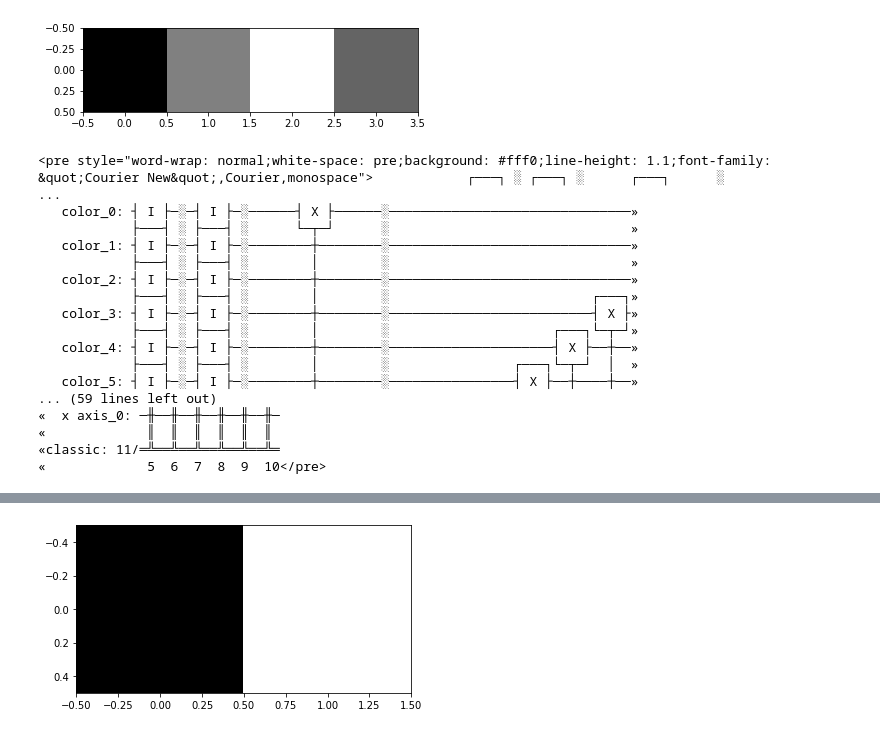
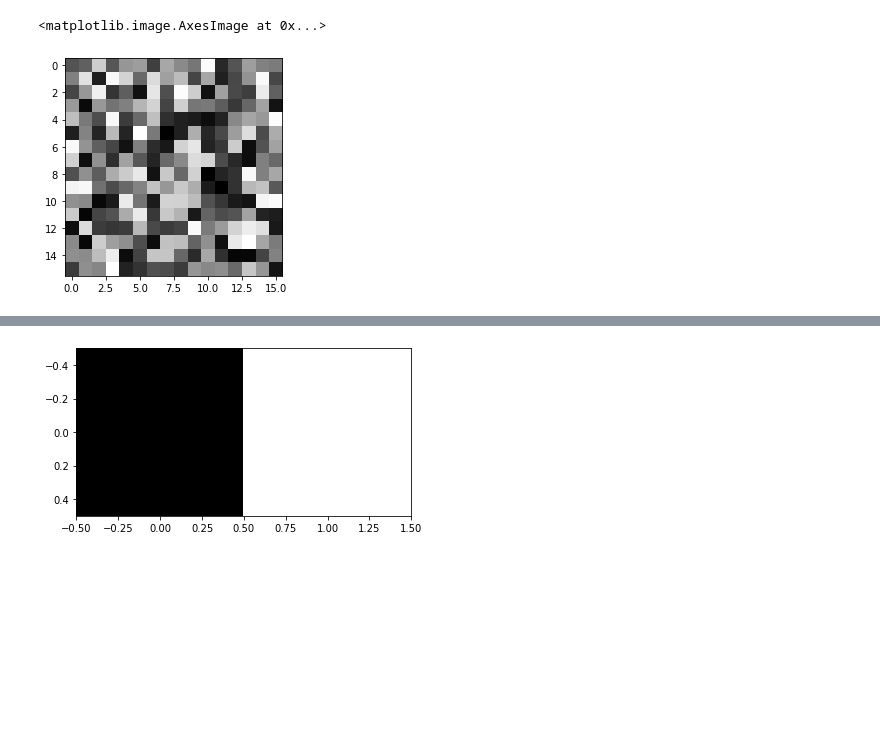
Before and after one commit to UralmashFox/QPI, a Jupyter notebook: QIP/Encoding/GQIR.ipynb, the cells around one changed output, grey strips where cells are left out. Drawn from its saved outputs; the diff is of its cells as text; code cells hidden in the pictures; blank space fills up the shorter version.

```diff
--- a/QIP/Encoding/GQIR.ipynb
+++ b/QIP/Encoding/GQIR.ipynb
@@ -9,79 +10,6 @@ from qiskit.extensions import XGate
 # %%
-image = np.array([0, 128, 255, 100]).reshape(1,4)
+image = np.random.uniform(low=0, high=255, size=(16,16)).astype(int)
 plt.imshow(image, cmap = 'gray')
-plt.show()
 # %% [output]
+<matplotlib.image.AxesImage at 0x...>
-[figure, old version]
+[figure, new version]
-# %%
-x = 1
-y = 2
-q = 8
-
-color = QuantumRegister(q, 'color')
-y_ax = QuantumRegister(y, 'y axis')
-x_ax = QuantumRegister(x, 'x axis')
-classic = ClassicalRegister(x+y+q, 'classic')
-qc = QuantumCircuit(color, y_ax, x_ax, classic)
-
-qc.i(color)
-qc.h(x_ax)
-qc.h(y_ax)
-qc.barrier()
-
-#first pixel
-qc.i(range(0,qc.num_qubits))
-qc.barrier()
-
-#second pixel
-qc.x(y_ax)
-controls = [x_ax[0], y_ax[1], y_ax[0]]
-xg = XGate(None).control(len(controls))
-controls.append(0)
-qc.append(xg, controls)
-qc.x(y_ax)
-qc.barrier()
-
-#third pixel
-qc.x(x_ax)
-qc.x(y_ax[0])
-for i in reversed(list(range(color.size))):
-    controls = [x_ax[0], y_ax[1], y_ax[0]]
-    xg = XGate(None).control(len(controls))
-    controls.append(i)
-    qc.append(xg, controls)
-qc.x(x_ax)
-qc.x(y_ax[0])
-qc.barrier()
-
-#fourth pixel
-qc.x(y_ax[0])
-for i in reversed([1,2,5]):
-    controls = [x_ax[0], y_ax[1], y_ax[0]]
-    xg = XGate(None).control(len(controls))
-    controls.append(i)
-    qc.append(xg, controls)
-qc.x(y_ax[0])
-qc.barrier()
-
-#measure
-qc.measure(list(reversed(range(qc.num_qubits))), range(classic.size))
-
-qc.draw()
-# %% [output]
-<pre style="word-wrap: normal;white-space: pre;background: #fff0;line-height: 1.1;font-family: &quot;Courier New&quot;,Courier,monospace">            ┌───┐ ░ ┌───┐ ░      ┌───┐      ░                  ...
-   color_0: ┤ I ├─░─┤ I ├─░──────┤ X ├──────░───────────────────────────────»
-            ├───┤ ░ ├───┤ ░      └─┬─┘      ░                               »
-   color_1: ┤ I ├─░─┤ I ├─░────────┼────────░───────────────────────────────»
-            ├───┤ ░ ├───┤ ░        │        ░                               »
-   color_2: ┤ I ├─░─┤ I ├─░────────┼────────░───────────────────────────────»
-            ├───┤ ░ ├───┤ ░        │        ░                          ┌───┐»
-   color_3: ┤ I ├─░─┤ I ├─░────────┼────────░──────────────────────────┤ X ├»
-            ├───┤ ░ ├───┤ ░        │        ░                     ┌───┐└─┬─┘»
-   color_4: ┤ I ├─░─┤ I ├─░────────┼────────░─────────────────────┤ X ├──┼──»
-            ├───┤ ░ ├───┤ ░        │        ░                ┌───┐└─┬─┘  │  »
-   color_5: ┤ I ├─░─┤ I ├─░────────┼────────░────────────────┤ X ├──┼────┼──»
-... (59 lines left out)
-«  x axis_0: ─╫──╫──╫──╫──╫──╫─
-«             ║  ║  ║  ║  ║  ║
-«classic: 11/═╩══╩══╩══╩══╩══╩═
-«             5  6  7  8  9  10</pre>
```
Also changed, not shown: parts of 10 cells of this notebook.
